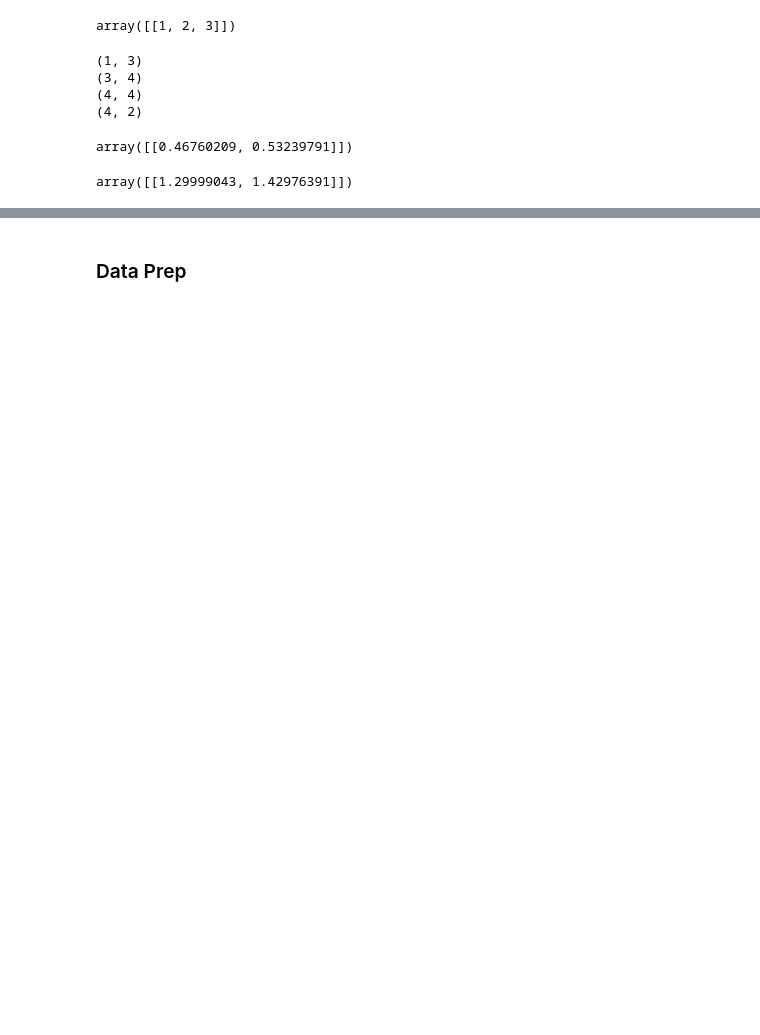
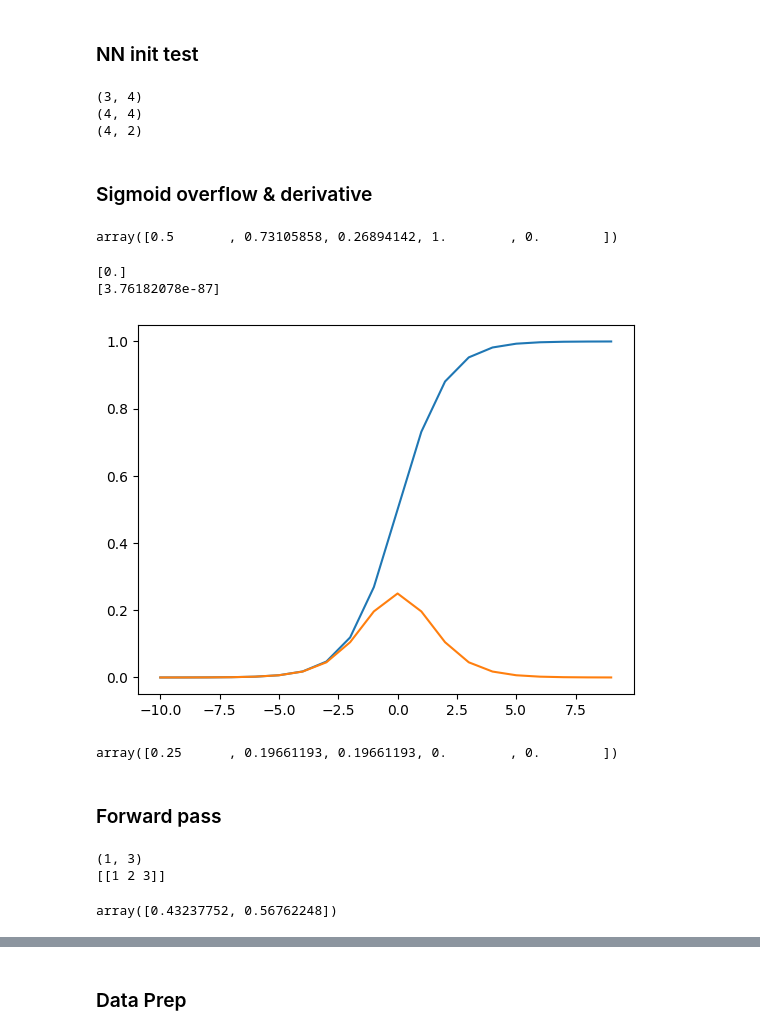
Before and after one commit to chris-hoertnagl/Mojo-Dojo, a Jupyter notebook: code/neural_net.ipynb, the cells around one changed output, grey strips where cells are left out. Cells and saved outputs as stored; diff of their text form; code cells hidden in the pictures; blank space fills up the shorter version.

```diff
--- a/code/neural_net.ipynb
+++ b/code/neural_net.ipynb
@@ -33,24 +99,45 @@ class NeuralNetwork:
+# %% [markdown]
+### NN init test
 # %%
-nn = NeuralNetwork(3, 4, 4, 2)
-x = np.array([1, 2, 3]).reshape(1,3)
-x
+nn = NeuralNetwork(3, 4, 4, 2, (0, 1))
+print(nn.W1.shape)
+print(nn.W2.shape)
+print(nn.W3.shape)
 # %% [output]
-array([[1, 2, 3]])
+(3, 4)
+(4, 4)
+(4, 2)
+# %% [markdown]
+### Sigmoid overflow & derivative
+# %%
+sig_test = np.array([0, 1, -1, 1000, -1000])
+sigmoid(sig_test)
+# %% [output]
+array([0.5       , 0.73105858, 0.26894142, 1.        , 0.        ])
+# %%
+print(sigmoid([-200.0]))
+print(sigmoid([-199.0]))
+# %% [output]
+[0.]
+[3.76182078e-87]
+# %%
+plt.plot([i for i in range(-10,10)], [sigmoid([i]) for i in range(-10,10)])
+plt.plot([i for i in range(-10,10)], [d_sigmoid([i]) for i in range(-10,10)])
+plt.show()
+# %% [output]
+[figure, added]
+# %%
+d_sigmoid(sig_test)
+# %% [output]
+array([0.25      , 0.19661193, 0.19661193, 0.        , 0.        ])
+# %% [markdown]
+### Forward pass
 # %%
-print(x.shape)
-print(nn.w1.shape)
-print(nn.w2.shape)
-print(nn.w3.shape)
+a = np.array([1, 2, 3]).reshape(1, 3)
+print(a.shape)
+print(a)
+nn.forward(a[0])
 # %% [output]
 (1, 3)
-(3, 4)
-(4, 4)
-(4, 2)
+[[1 2 3]]
+array([0.43237752, 0.56762248])
-# %%
-nn.forward(x)
-# %% [output]
-array([[0.46760209, 0.53239791]])
-# %%
-nn.o
-# %% [output]
-array([[1.29999043, 1.42976391]])
```
Also changed, not shown: parts of 35 cells of this notebook.
